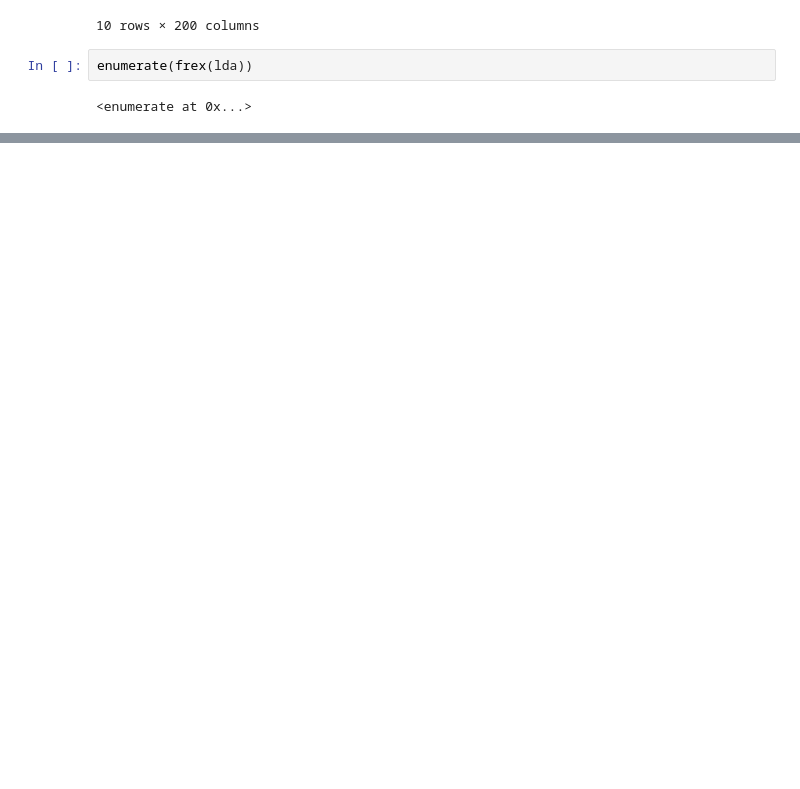
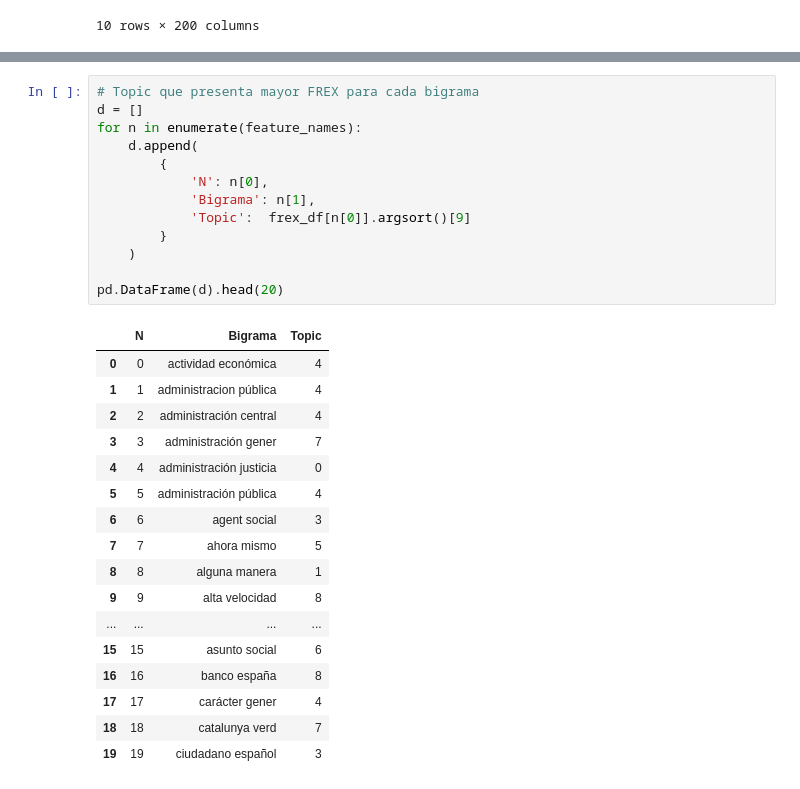
Before and after one commit to LCaravaggio/politext, a Jupyter notebook: Toda_la_base.ipynb, the cells around one changed output, grey strips where cells are left out. Saved outputs shown, nothing was run; the diff lists cells and outputs as text; blank space fills up the shorter version.

```diff
--- a/Toda_la_base.ipynb
+++ b/Toda_la_base.ipynb
@@ -756,10 +756,6 @@ frex_df
 | 8 | 0.834444 | 0.028112 | 0.570677 | 0.799441 | 0.328421 | 0.541948 | 0.534062 | 0.394030 | 0.539773 | 0.918908 | ... | ... |
 | 9 | 0.356250 | 0.028137 | 0.759019 | 0.371467 | 0.352764 | 0.604878 | 0.730769 | 0.536830 | 0.555556 | 0.516070 | ... | ... |
 10 rows × 200 columns
-# %%
-enumerate(frex(lda))
-# %% [output]
-<enumerate at 0x...>
 # %%
 no_top_words=10
 feature_names=vec.get_feature_names_out()
@@ -787,3 +783,34 @@ Topic 9:
 política económica , economía española , millon peseta , crecimiento económico , crisi económica , reforma labor , medio comunicación , sector público , sistema financiero , banco españa
 Topic 10:
 medio ambient , convergència unió , izquierda plural , paí vasco , comunidad valenciana , poder adquisitivo , ruego concluya , comisión mixta , debat totalidad , resolv problema
+# %%
+# Topic que presenta mayor FREX para cada bigrama
+d = []
+for n in enumerate(feature_names):
+    d.append(
+        {
+            'N': n[0],
+            'Bigrama': n[1],
+            'Topic':  frex_df[n[0]].argsort()[9]
+        }
+    )
+
+pd.DataFrame(d).head(20)
+# %% [output]
+|  | N | Bigrama | Topic |
+| 0 | 0 | actividad económica | 4 |
+| 1 | 1 | administracion pública | 4 |
+| 2 | 2 | administración central | 4 |
+| 3 | 3 | administración gener | 7 |
+| 4 | 4 | administración justicia | 0 |
+| 5 | 5 | administración pública | 4 |
+| 6 | 6 | agent social | 3 |
+| 7 | 7 | ahora mismo | 5 |
+| 8 | 8 | alguna manera | 1 |
+| 9 | 9 | alta velocidad | 8 |
+| ... | ... | ... | ... |
+| 15 | 15 | asunto social | 6 |
+| 16 | 16 | banco españa | 8 |
+| 17 | 17 | carácter gener | 4 |
+| 18 | 18 | catalunya verd | 7 |
+| 19 | 19 | ciudadano español | 3 |
```
Also changed, not shown: parts of 2 cells of this notebook.
